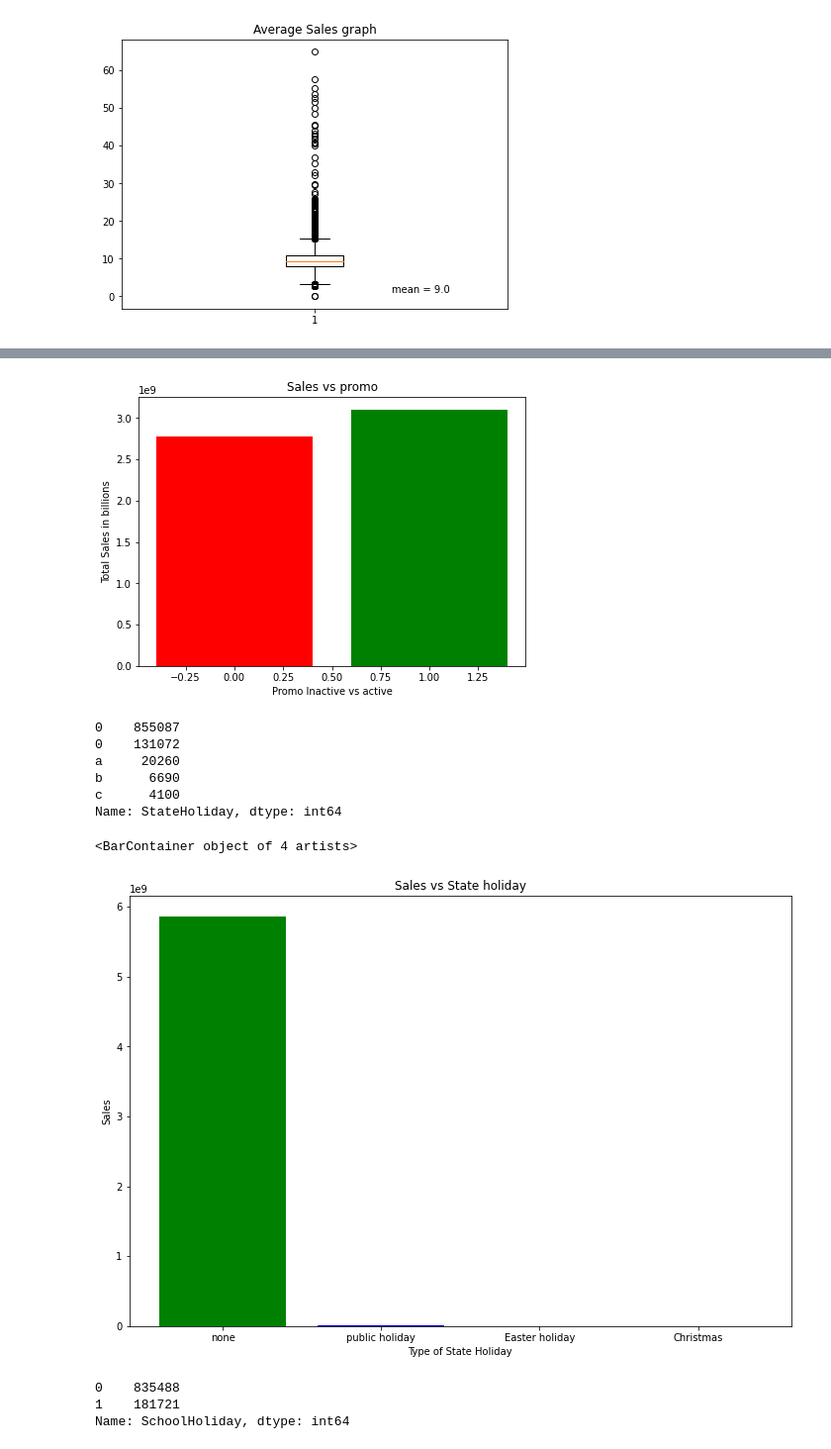
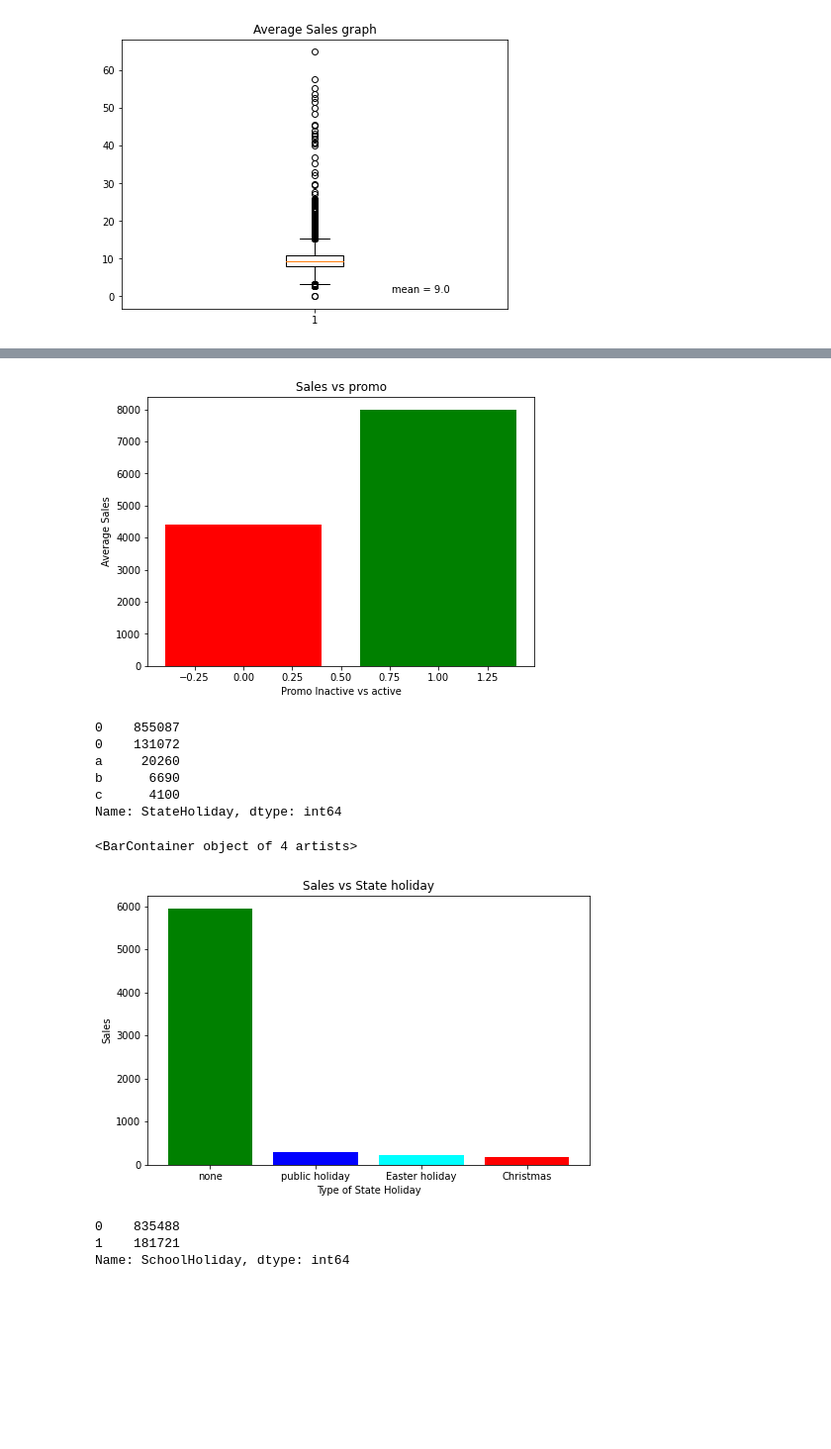
Before and after one commit to Shyamsundarkanaka/Rossmann-Sales-Prediction, a Jupyter notebook: Rossmann_Sales_Prediction_Capstone_Project.ipynb, the cells around one changed output, grey strips where cells are left out. Shown at 99% size. Drawn from its saved outputs; the diff is of its cells as text; code cells hidden in the pictures; blank space fills up the shorter version.

```diff
--- a/Rossmann_Sales_Prediction_Capstone_Project.ipynb
+++ b/Rossmann_Sales_Prediction_Capstone_Project.ipynb
@@ -629,15 +674,15 @@ Open
 # %%
 # Difference in sales if the promo was active
 plt.figure(figsize=(7,5))
-df_temp = pd.DataFrame(df.groupby(df.Promo)['Sales'].sum())
+df_temp = pd.DataFrame(df.groupby(df.Promo)['Sales'].mean())
 plt.bar(df_temp.index,df_temp.Sales, color =['red','green'])
-plt.ylabel('Total Sales in billions')
+plt.ylabel('Average Sales')
 plt.xlabel('Promo Inactive vs active')
 plt.xticks()
 plt.title('Sales vs promo')
 plt.show()
 # %% [output]
-[figure, old version]
+[figure, new version]
 # %%
 df.StateHoliday.value_counts()
 # %% [output]
@@ -650,18 +695,18 @@ Name: StateHoliday, dtype: int64
 # %%
 df.StateHoliday = df.StateHoliday.astype('string')
 # %%
-plt.figure(figsize=(12,8))
-df_temp = pd.DataFrame(df.groupby(df.StateHoliday)['Sales'].sum())
+plt.figure(figsize=(8,5))
+df_temp = pd.DataFrame(df.groupby(df.StateHoliday)['Sales'].mean())
 df_temp.index = df_temp.index.map({'0':'none','a':'public holiday','b':'Easter holiday','c':'Christmas'})
 
 plt.xlabel("Type of State Holiday")
 plt.ylabel("Sales")
 plt.title('Sales vs State holiday')
 
 plt.bar(df_temp.index, df_temp.Sales, color = ['green','blue','cyan','red'])
 # %% [output]
 <BarContainer object of 4 artists>
-[figure, old version]
+[figure, new version]
 # %%
 df.SchoolHoliday.value_counts()
 # %% [output]
```
Also changed, not shown: parts of 85 cells of this notebook.
